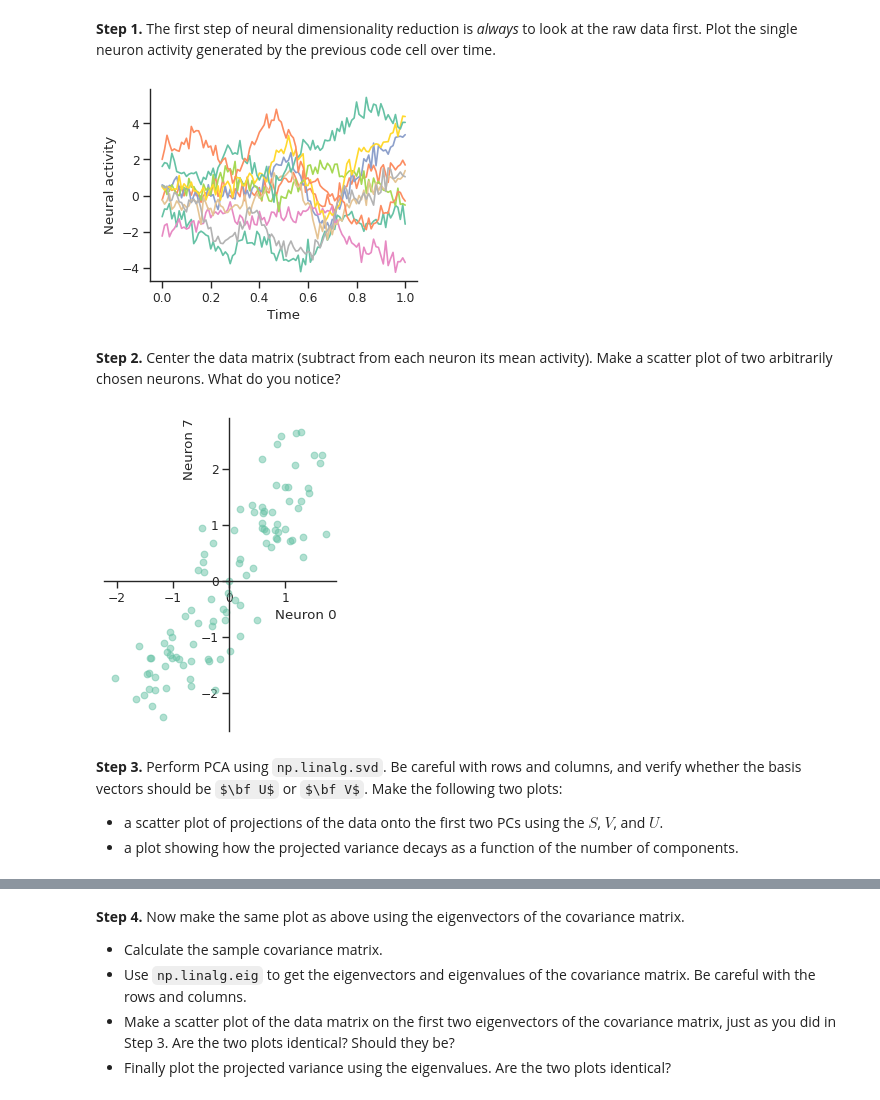
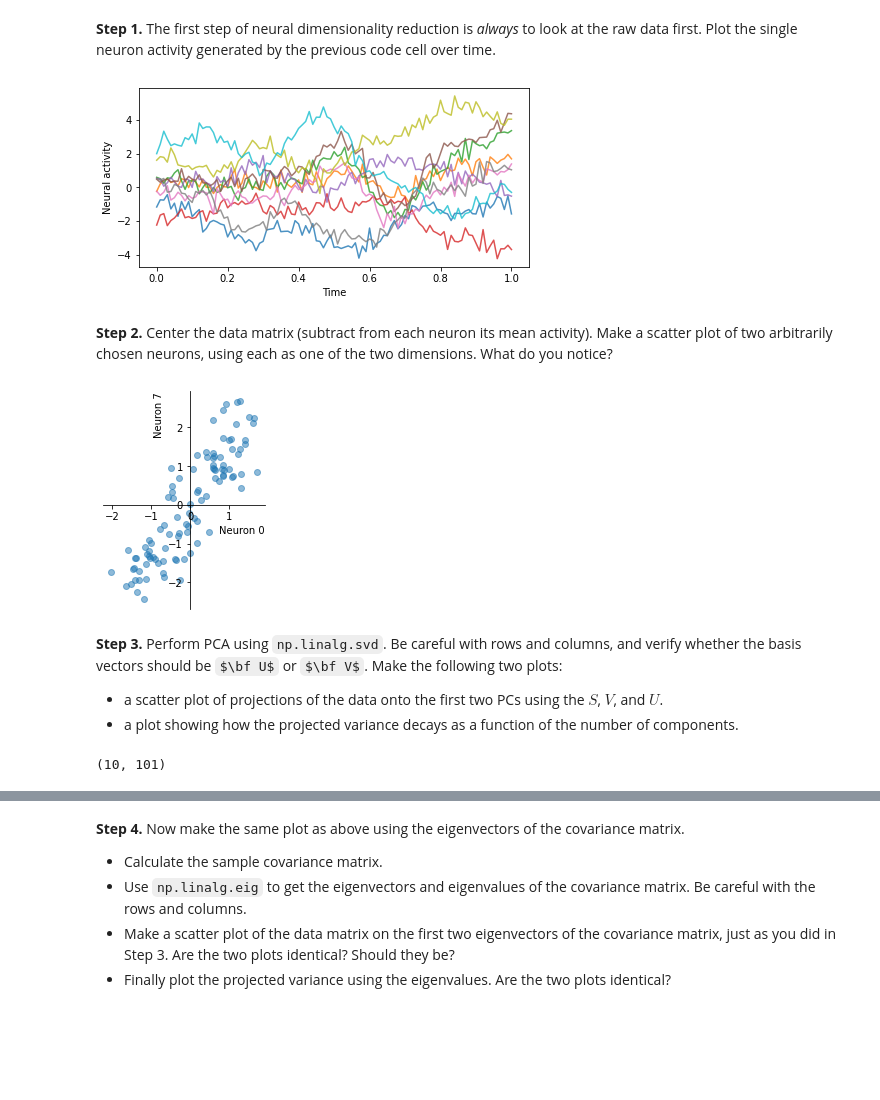
Before and after one commit to leonardo-agueci/adv-dim-red-QBWschool-2024, a Jupyter notebook: Solutions_Dimensionality_Reduction_for_Neural_Data.ipynb, the cells around one changed output, grey strips where cells are left out. Cells and saved outputs as stored; diff of their text form; code cells hidden in the pictures; some formulas as TeX source; blank space fills up the shorter version.

````diff
--- a/Solutions_Dimensionality_Reduction_for_Neural_Data.ipynb
+++ b/Solutions_Dimensionality_Reduction_for_Neural_Data.ipynb
@@ -311,22 +290,3 @@ To familiarize yourselves with PCA/SVD, you will first write your own implementa
 **WARNING:** In the maths above we used the convention that $\mathbf{X} \in \mathbb{R}^{N\times K} $ (i.e., the columns are the samples), as this is commonly used in neuroscience and in the PCA literature. However, other communities (notably in machine learning) use the rows as samples instead: $\mathbf{X} \in \mathbb{R}^{K\times N}$. Be mindful when you write your code that the packages you use may be using the latter notation (for example, in that case, the $\bf V$ in the SVD will represent the basis vectors, rather than the $\bf U$.).
 
 First, execute the cell below to get started.
-# %%
-import numpy as np
-import matplotlib.pyplot as plt
-import seaborn as sns
-from IPython.core.interactiveshell import InteractiveShell
-
-sns.set()
-
-# global defaults for plots - optional
-sns.set_theme(style="ticks",
-              palette="Set2",
-              font_scale=1.0,
-              rc={
-              "axes.spines.right": False,
-              "axes.spines.top": False,
-              "figure.dpi" : 80
-          },
-          )
-InteractiveShell.ast_node_interactivity = 'none'
@@ -339,7 +303,8 @@ First run the cell below to generate your data matrix $M$ of 10 neurons and 101
 # %%
 np.random.seed(3)
 
-def exp_quad(x, l=0.1, s=1): return np.exp(-x**2/(2*l**2))*s**2
+def exp_quad(x, l=0.1, s=1):
+    return np.exp(-x**2/(2*l**2))*s**2
 
 n = 10
 k = np.random.randint(1, n//2+1)
@@ -366,13 +331,14 @@ Data matrix M (sample_size, neuron): (101, 10)
 # Fill in your code below
 # %%
 # Solution
-fig = plt.figure(figsize=(4,3), constrained_layout=True)
+fig = plt.figure(figsize=(6,3), constrained_layout=True)
 ax = fig.add_subplot()
 
-ax.plot(ts, M)
+ax.plot(ts, M, alpha=0.8)
 ax.set_xlabel('Time')
 ax.set_ylabel('Neural activity')
+plt.show()
 # %% [output]
-[figure, old version]
+[figure, new version]
 # %% [markdown]
-**Step 2.** Center the data matrix (subtract from each neuron its mean activity). Make a scatter plot of two arbitrarily chosen neurons. What do you notice?
+**Step 2.** Center the data matrix (subtract from each neuron its mean activity). Make a scatter plot of two arbitrarily chosen neurons, using each as one of the two dimensions. What do you notice?
@@ -381,21 +366,24 @@ ax.set_ylabel('Neural activity')
 # %%
 # Solution
-fig = plt.figure(figsize=(4,4), constrained_layout=True)
+
+fig = plt.figure(figsize=(4,4))
 ax = fig.add_subplot()
 
-i, j = 0, 7 # The neurons plotted
+# Center each neuron activity
+M_centered = M-M.mean(axis=0)
 
-M_centered = M-M.mean(axis=0)
+# Plot the centered activity for neurons i and j of your choice
+i, j = 0, 7
 ax.scatter(M_centered[:, i], M_centered[:, j], alpha=0.5)
 
 ax.set_aspect('equal')
 ax.spines[['left', 'bottom']].set_position(("data", 0))
 ax.spines[['top', 'right']].set_visible(False)
-ax.set_xlabel('Neuron '+str(i), loc='right'), ax.set_ylabel('Neuron '+str(j), loc='top')
-ax.set_xlim(min(0, ax.get_xlim()[0]), max(0, ax.get_xlim()[1]))
-ax.set_ylim(min(0, ax.get_ylim()[0]), max(0, ax.get_ylim()[1]))
+ax.set_xlabel('Neuron '+str(i), loc='right')
+ax.set_ylabel('Neuron '+str(j), loc='top')
+plt.show()
 # %% [output]
-[figure, old version]
+[figure, new version]
 # %% [markdown]
 **Step 3.** Perform PCA using ``` np.linalg.svd ```.  Be careful with rows and columns, and verify whether the basis vectors should be $\bf U$ or $\bf V$. Make the following two plots:
 * a scatter plot of projections of the data onto the first two PCs using the $S$, $V$, and $U$.
@@ -405 +391,5 @@ ax.set_ylim(min(0, ax.get_ylim()[0]), max(0, ax.get_ylim()[1]))
+# %%
+U, S, V = np.linalg.svd(M_centered, full_matrices=False)
+# %% [output]
+(10, 101)
 # %%
````
Also changed, not shown: parts of 96 cells of this notebook.
